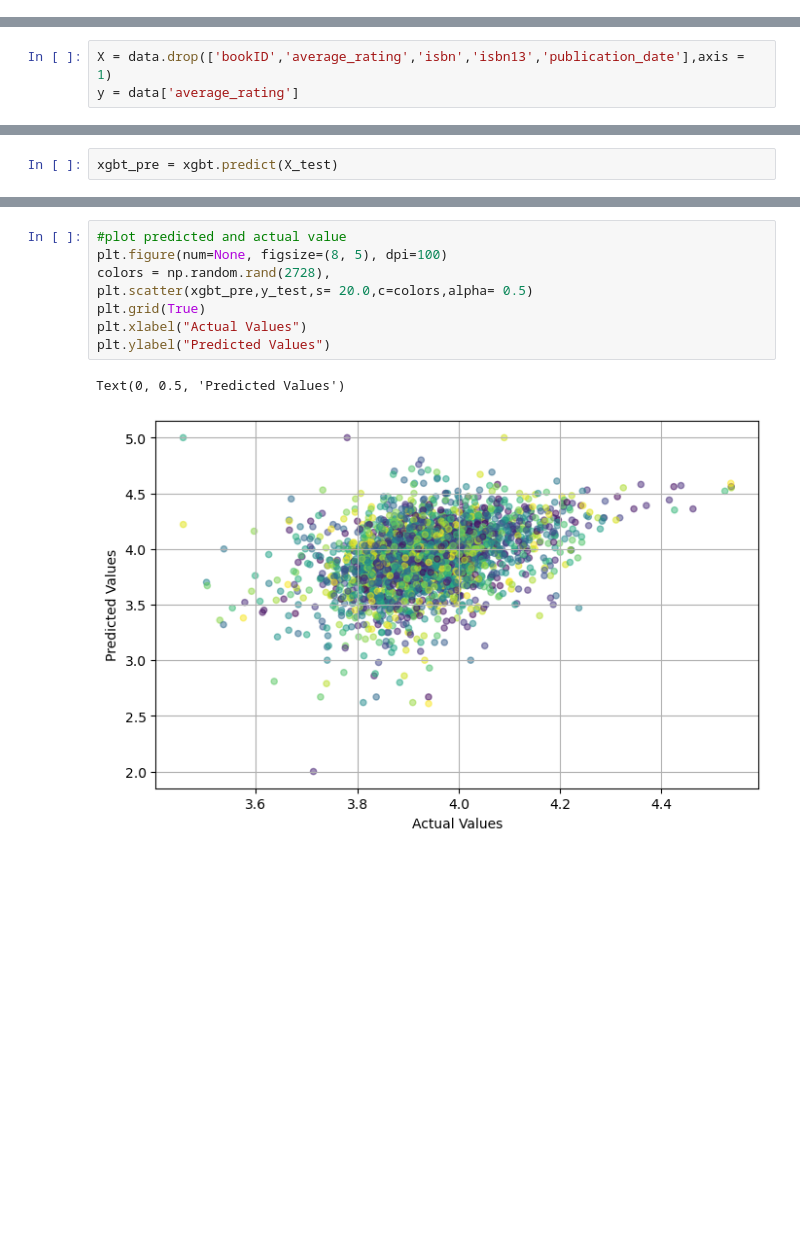
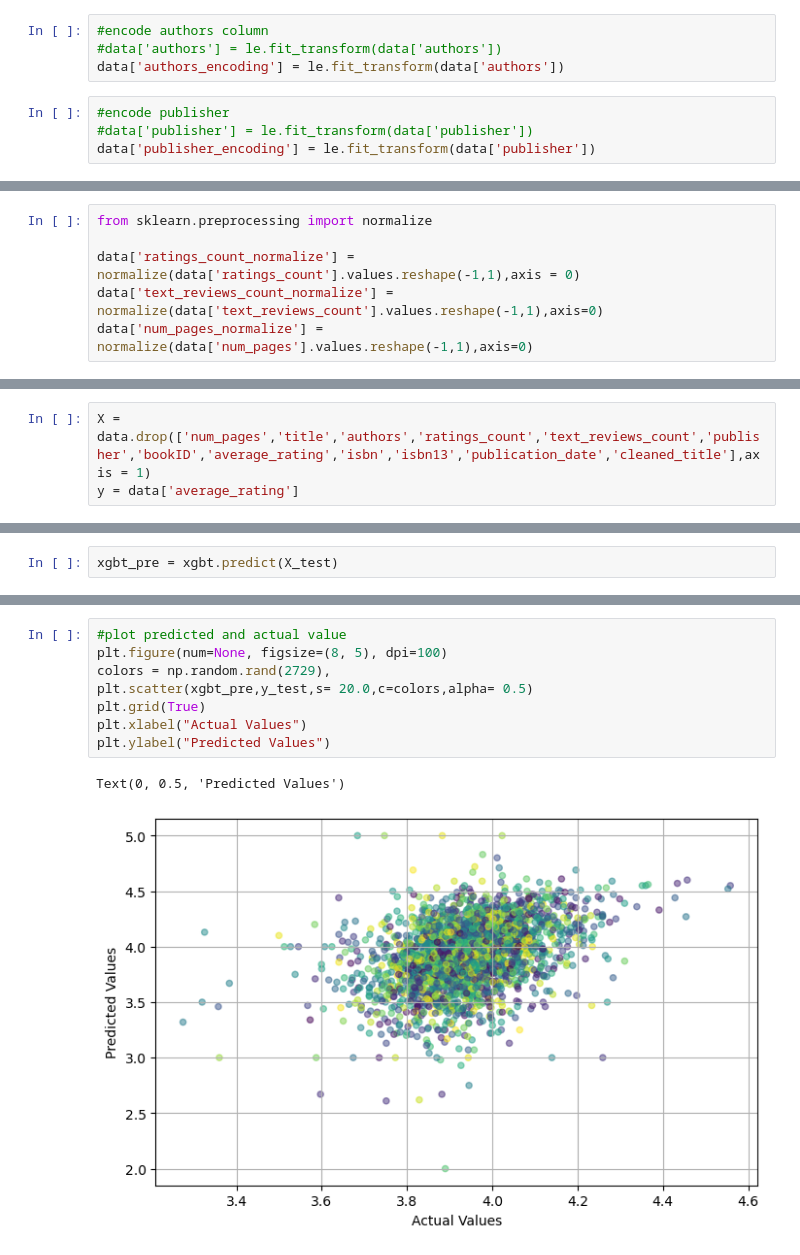
Before and after one commit to ENWEIZHOU/book_rating_predictor, a Jupyter notebook: BookRatingPredictions.ipynb, the cells around one changed output, grey strips where cells are left out. Drawn from its saved outputs; the diff is of its cells as text; blank space fills up the shorter version.

```diff
--- a/BookRatingPredictions.ipynb
+++ b/BookRatingPredictions.ipynb
@@ -469,0 +648,8 @@ data.head(5)
+# %%
+#encode authors column
+#data['authors'] = le.fit_transform(data['authors'])
+data['authors_encoding'] = le.fit_transform(data['authors'])
+# %%
+#encode publisher
+#data['publisher'] = le.fit_transform(data['publisher'])
+data['publisher_encoding'] = le.fit_transform(data['publisher'])
@@ -469,0 +667,6 @@ data.head(5)
+# %%
+from sklearn.preprocessing import normalize
+
+data['ratings_count_normalize'] = normalize(data['ratings_count'].values.reshape(-1,1),axis = 0)
+data['text_reviews_count_normalize'] = normalize(data['text_reviews_count'].values.reshape(-1,1),axis=0)
+data['num_pages_normalize'] = normalize(data['num_pages'].values.reshape(-1,1),axis=0)
@@ -471,7 +695,7 @@ data.head(5)
 # Creating Model
 We firstly drop some useless features
 # %%
-X = data.drop(['bookID','average_rating','isbn','isbn13','publication_date'],axis = 1)
+X = data.drop(['num_pages','title','authors','ratings_count','text_reviews_count','publisher','bookID','average_rating','isbn','isbn13','publication_date','cleaned_title'],axis = 1)
 y = data['average_rating']
 # %%
 X.head(5)
@@ -645,14 +871,14 @@ pred.head(10)
 # %%
 #plot predicted and actual value
 plt.figure(num=None, figsize=(8, 5), dpi=100)
-colors = np.random.rand(2728),
+colors = np.random.rand(2729),
 plt.scatter(xgbt_pre,y_test,s= 20.0,c=colors,alpha= 0.5)
 plt.grid(True)
 plt.xlabel("Actual Values")
 plt.ylabel("Predicted Values")
 # %% [output]
 Text(0, 0.5, 'Predicted Values')
-[figure, old version]
+[figure, new version]
 # %%
 print('MAE:', metrics.mean_absolute_error(y_test, xgbt_pre))#平均绝对误差
 print('MSE:', metrics.mean_squared_error(y_test, xgbt_pre))#均方误差
```
Also changed, not shown: parts of 55 cells of this notebook.
